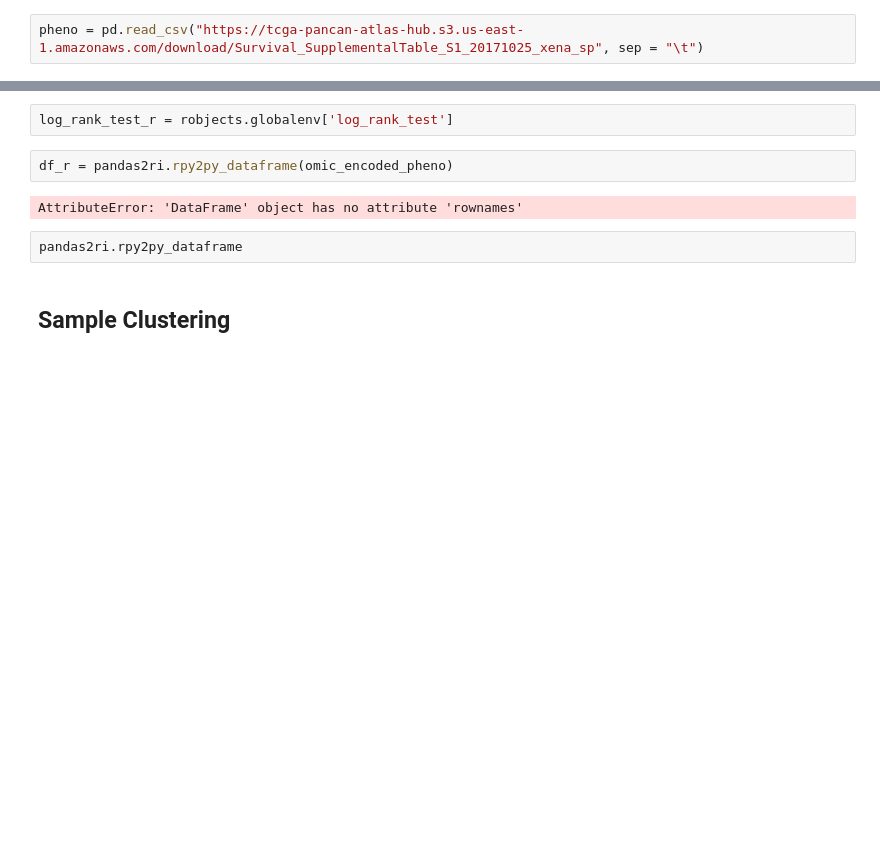
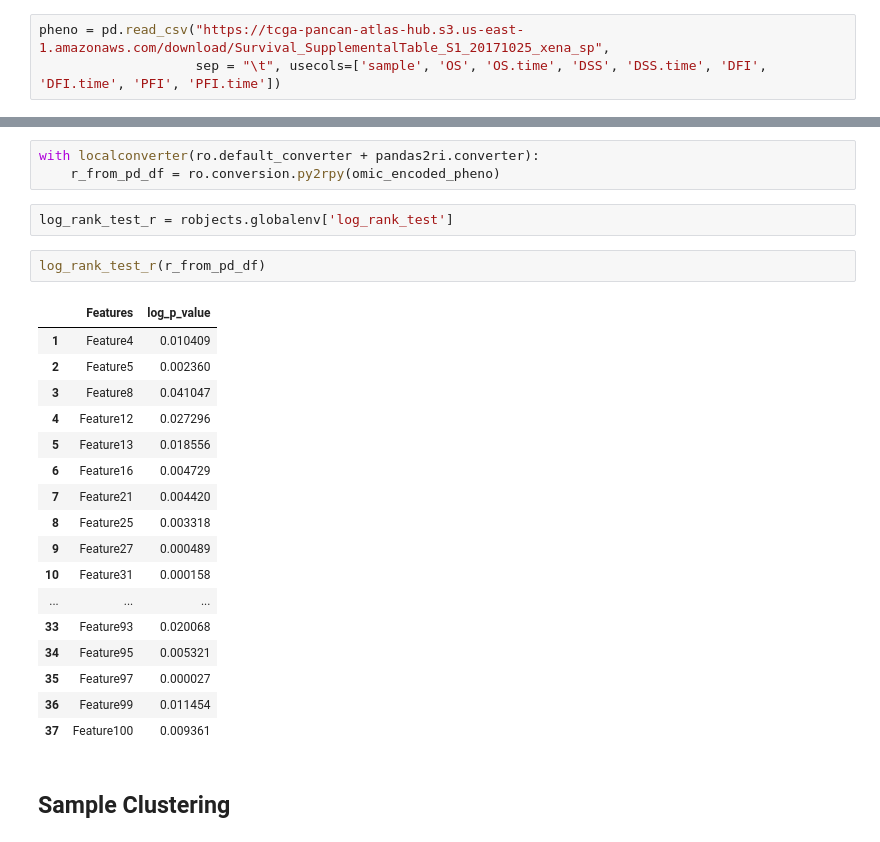
Before and after one commit to Jin0331/Multi-omics-intergration, a Jupyter notebook: src/Multi-omics-integration-py.ipynb, the cells around one changed output, grey strips where cells are left out. Saved outputs shown, nothing was run; the diff lists cells and outputs as text; blank space fills up the shorter version.

```diff
--- a/src/Multi-omics-integration-py.ipynb
+++ b/src/Multi-omics-integration-py.ipynb
@@ -410,7 +413,8 @@ omic_encoded['sample'] = omics.index.to_list()
 # %% [markdown]
 * **sample phenotype**
 # %%
-pheno = pd.read_csv("https://tcga-pancan-atlas-hub.s3.us-east-1.amazonaws.com/download/Survival_SupplementalTable_S1_20171025_xena_sp", sep = "\t")
+pheno = pd.read_csv("https://tcga-pancan-atlas-hub.s3.us-east-1.amazonaws.com/download/Survival_SupplementalTable_S1_20171025_xena_sp",
+                    sep = "\t", usecols=['sample', 'OS', 'OS.time', 'DSS', 'DSS.time', 'DFI', 'DFI.time', 'PFI', 'PFI.time'])
 # %%
 # pd.merge(left, right, how, on, left_on, right_on, left_index, right_index)
 omic_encoded_pheno = pd.merge(left=omic_encoded, right=pheno, how="inner", on="sample")
@@ -427,11 +427,28 @@ RRuntimeError: Error in library(tidyverse) : there is no package called ‘tidyv
+# %%
+with localconverter(ro.default_converter + pandas2ri.converter):
+    r_from_pd_df = ro.conversion.py2rpy(omic_encoded_pheno)
 # %%
 log_rank_test_r = robjects.globalenv['log_rank_test']
-# %%
-df_r = pandas2ri.rpy2py_dataframe(omic_encoded_pheno)
-# %% [output]
-AttributeError: 'DataFrame' object has no attribute 'rownames'
-# %%
-pandas2ri.rpy2py_dataframe
+# %%
+log_rank_test_r(r_from_pd_df)
+# %% [output]
+|  | Features | log_p_value |
+| 1 | Feature4 | 0.010409 |
+| 2 | Feature5 | 0.002360 |
+| 3 | Feature8 | 0.041047 |
+| 4 | Feature12 | 0.027296 |
+| 5 | Feature13 | 0.018556 |
+| 6 | Feature16 | 0.004729 |
+| 7 | Feature21 | 0.004420 |
+| 8 | Feature25 | 0.003318 |
+| 9 | Feature27 | 0.000489 |
+| 10 | Feature31 | 0.000158 |
+| ... | ... | ... |
+| 33 | Feature93 | 0.020068 |
+| 34 | Feature95 | 0.005321 |
+| 35 | Feature97 | 0.000027 |
+| 36 | Feature99 | 0.011454 |
+| 37 | Feature100 | 0.009361 |
 # %% [markdown]
 ## **Sample Clustering**
 # %% [markdown]
```
Also changed, not shown: parts of 5 cells of this notebook.
